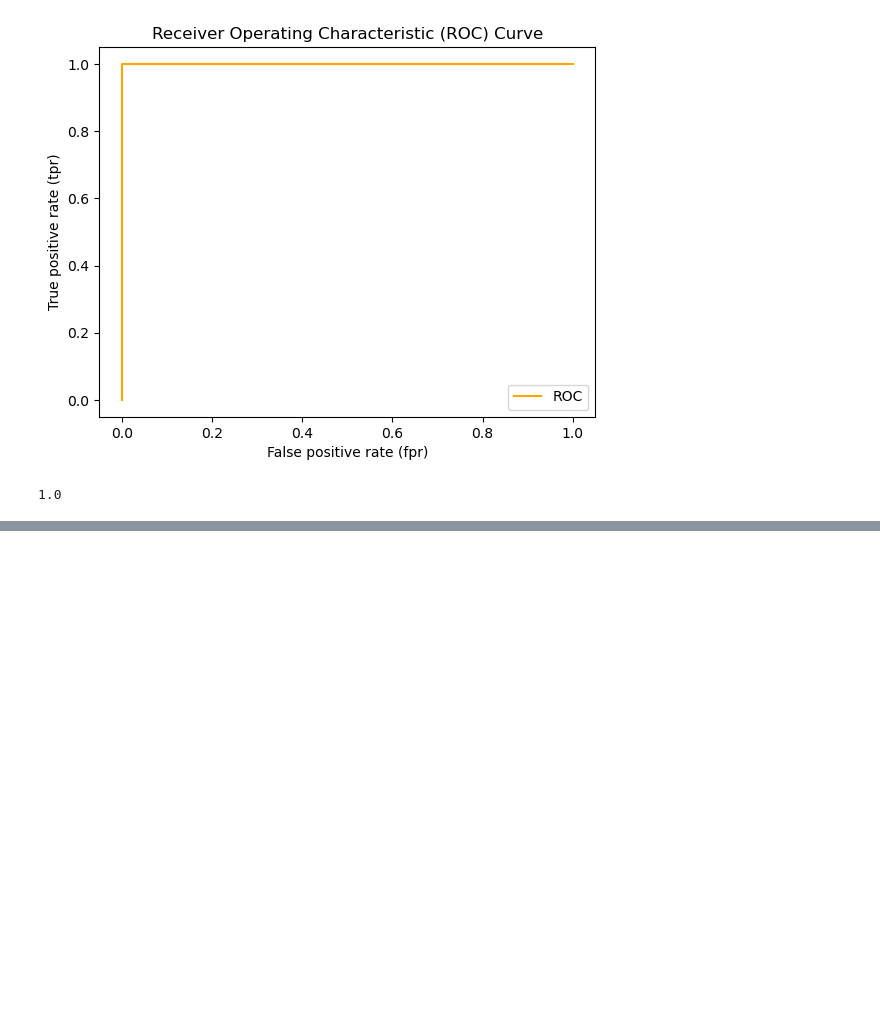
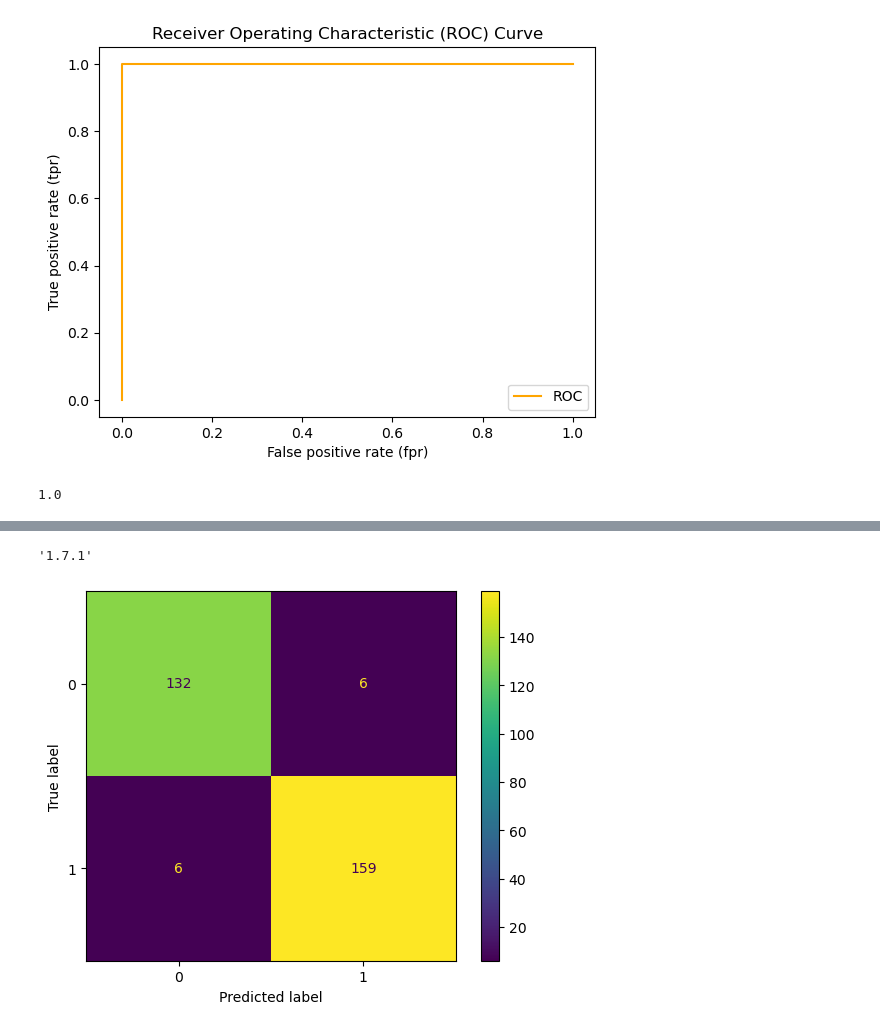
Before and after one commit to balaji1974/python-and-machinelearning, a Jupyter notebook: 08 - SciKit-Learn/05-Evaluating-The-Model.ipynb, the cells around one changed output, grey strips where cells are left out. Cells and saved outputs as stored; diff of their text form; code cells hidden in the pictures; blank space fills up the shorter version.

```diff
--- a/08 - SciKit-Learn/05-Evaluating-The-Model.ipynb
+++ b/08 - SciKit-Learn/05-Evaluating-The-Model.ipynb
@@ -287,0 +334,13 @@ A confusion matrix is a quick way to compare the labels a model predicts and the
+# %%
+import sklearn
+sklearn.__version__
+# If you don't have 1.0+, you can upgrade at: https://scikit-learn.org/stable/install.html
+# %% [output]
+'1.7.1'
+# %%
+from sklearn.metrics import ConfusionMatrixDisplay
+
+ConfusionMatrixDisplay.from_estimator(estimator=clf, X=X, y=y);
+plt.show()
+# %% [output]
+[figure, added]
```
Also changed, not shown: parts of 6 cells of this notebook, 1 other file.
